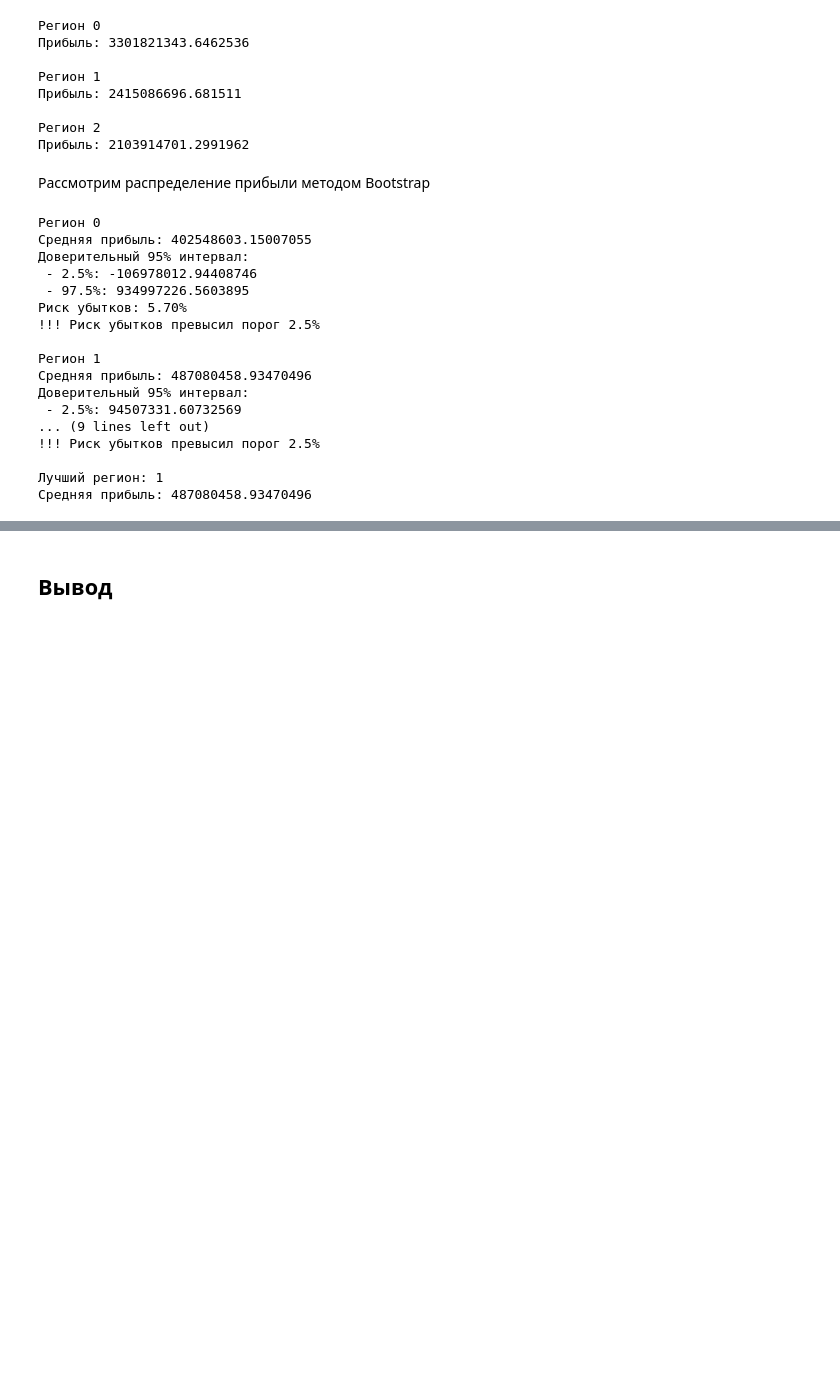
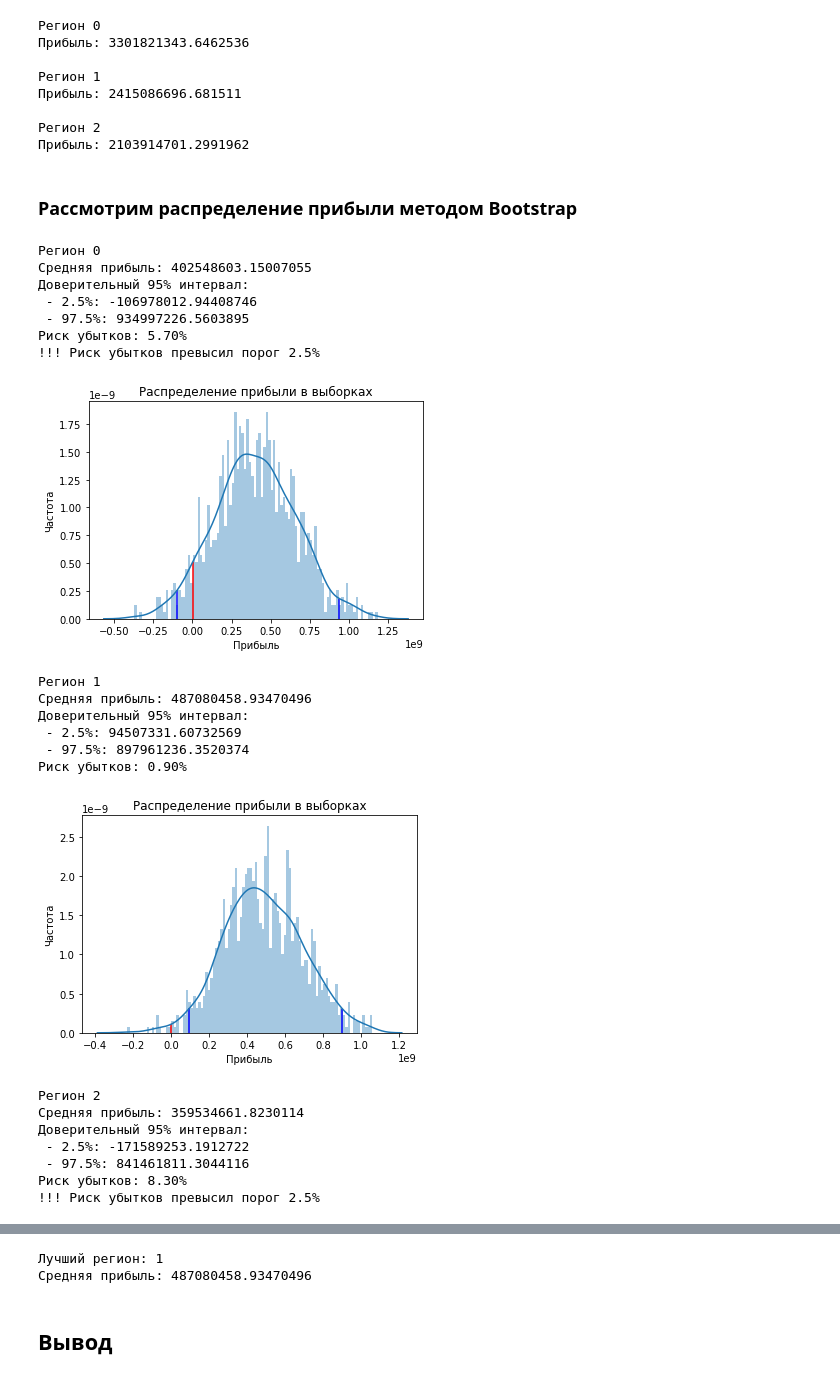
Before and after one commit to veselov-evgeny/ds_projects, a Jupyter notebook: Выбор локации для скважины/petroleum.ipynb, the cells around one changed output, grey strips where cells are left out. Saved outputs shown, nothing was run; the diff lists cells and outputs as text; code cells hidden in the pictures; blank space fills up the shorter version.

```diff
--- a/Выбор локации для скважины/petroleum.ipynb
+++ b/Выбор локации для скважины/petroleum.ipynb
@@ -393,7 +399,7 @@ for i in range(len(train_valid_dict)):
 Регион 2
 Прибыль: 2103914701.2991962
 # %% [markdown]
-Рассмотрим распределение прибыли методом Bootstrap
+### Рассмотрим распределение прибыли методом Bootstrap
 # %%
 state = np.random.RandomState(42)
 
@@ -401,17 +407,22 @@ best_profit = 0
 best_region = -1
 
 for i in range(len(train_valid_dict)):
+    # перебираем все регионы
+
     print('Регион', i)
 
+    # предсказанная прибыль
     predicted_product = train_valid_dict[i]['predicted_valid']
     target_product = train_valid_dict[i]['target_valid']
 
     profits = []
 
     for n in range(1000):
+        # сделаем серию подвыборок по заданному количеству точек
         subsample_product = predicted_product.sample(n=REGION_RESEARCH_POINTS, replace=False, random_state=state)
+        # подсчитаем прибыль на полученной подвыборке
         profit = get_profit(target_product, subsample_product, REGION_BEST_POINTS, INCOME_PER_MILBARRELS, REGION_BUDGET)
-
+        # соберём значения в список для анализа
         profits.append(profit)
 
     profits = pd.Series(profits)
@@ -423,41 +434,66 @@ for i in range(len(train_valid_dict)):
     lower = profits.quantile(lower_percent)
     upper = profits.quantile(upper_percent)
 
-    # вероятность того, что прибыль будет меньше 0
+    # вероятность того, что прибыль будет меньше 0 (доля случаев, где прибыль отрицательная)
     loss_probability = (profits < 0).mean()
 
     print(f'Средняя прибыль: {profit_mean}')
     print(f"Доверительный {CONFIDENCE_INTERVAL_PROBABILITY:.0%} интервал:")
     print(f" - {lower_percent:.1%}:", lower)
     print(f" - {upper_percent:.1%}:", upper)
     print(f"Риск убытков: {loss_probability:.2%}")
 
     if (loss_probability >= BUSINESS_RISK):
         print(f'!!! Риск убытков превысил порог {BUSINESS_RISK:.1%}')
     else:
         if (profit > best_profit):
             best_profit = profit_mean
             best_region = i
 
+    plt.title("Распределение прибыли в выборках")
+    plt.ylabel("Частота")
+    plt.xlabel("Прибыль")
+    ax = sns.distplot(profits, bins=100)
+    x = ax.lines[0].get_xdata()
+    y = ax.lines[0].get_ydata()
+    idx_zero = idx_lower = idx_upper = -1
+    for i in range(len(x)):
+        if x[i] >= lower and idx_lower==-1:
+            idx_lower = i
+        if x[i] >= upper and idx_upper==-1:
+            idx_upper = i
+        if x[i] >= 0 and idx_zero==-1:
+            idx_zero = i
+
+    ax.vlines(x[idx_lower], 0, y[idx_lower], color='blue', ls='solid')
+    ax.vlines(x[idx_upper], 0, y[idx_upper], color='blue', ls='solid')
+    ax.vlines(x[idx_zero], 0, y[idx_zero], color='red', ls='solid')
+    plt.show()
+
     print()
 
 print('Лучший регион:', best_region)
 print('Средняя прибыль:', best_profit)
 # %% [output]
 Регион 0
 Средняя прибыль: 402548603.15007055
 Доверительный 95% интервал:
  - 2.5%: -106978012.94408746
  - 97.5%: 934997226.5603895
 Риск убытков: 5.70%
 !!! Риск убытков превысил порог 2.5%
-
-Регион 1
-Средняя прибыль: 487080458.93470496
-Доверительный 95% интервал:
- - 2.5%: 94507331.60732569
-... (9 lines left out)
-!!! Риск убытков превысил порог 2.5%
-
-Лучший регион: 1
-Средняя прибыль: 487080458.93470496
+[figure, added]
+Регион 1
+Средняя прибыль: 487080458.93470496
+Доверительный 95% интервал:
+ - 2.5%: 94507331.60732569
+ - 97.5%: 897961236.3520374
+Риск убытков: 0.90%
+[figure, added]
+Регион 2
+Средняя прибыль: 359534661.8230114
+Доверительный 95% интервал:
+ - 2.5%: -171589253.1912722
+ - 97.5%: 841461811.3044116
+Риск убытков: 8.30%
+!!! Риск убытков превысил порог 2.5%
@@ -464,3 +501,5 @@ print('Средняя прибыль:', best_profit)
+Лучший регион: 1
+Средняя прибыль: 487080458.93470496
 # %% [markdown]
 ## Вывод
 # %% [markdown]
```
Also changed, not shown: parts of 6 cells of this notebook, 2 other files.
